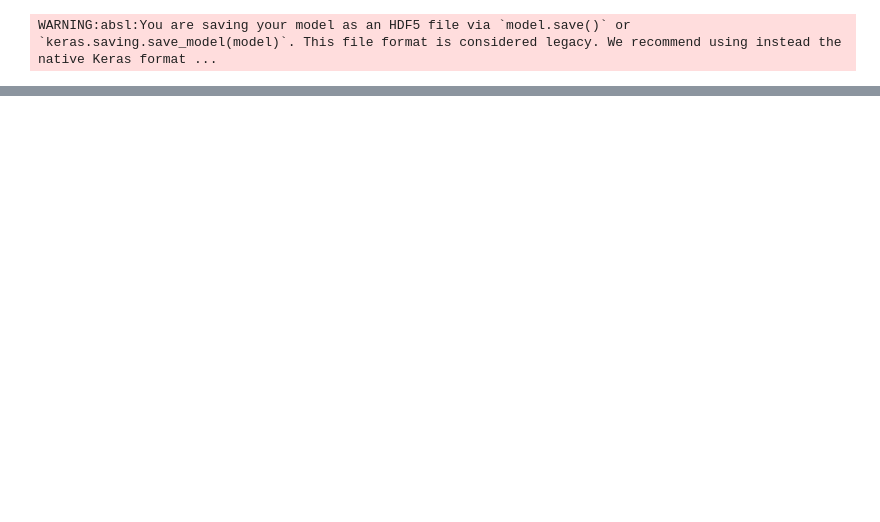
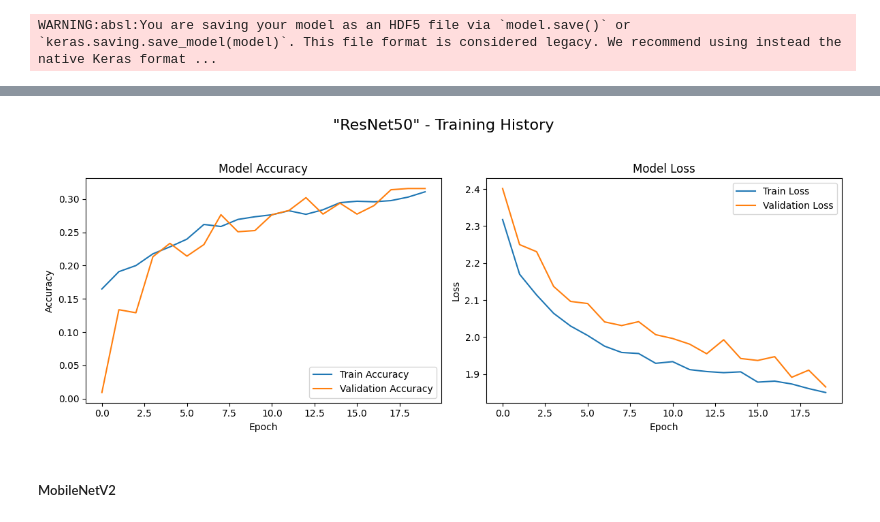
Before and after one commit to AswiniSivaraman/project_image_classification, a Jupyter notebook: fish_image_classification.ipynb, the cells around one changed output, grey strips where cells are left out. Cells and saved outputs as stored; diff of their text form; code cells hidden in the pictures; blank space fills up the shorter version.

```diff
--- a/fish_image_classification.ipynb
+++ b/fish_image_classification.ipynb
@@ -328,0 +609,7 @@ efficientnet_model, efficientnet_history = build_and_train_model(EfficientNetB0,
+# %%
+# Visualize Training History
+plot_history(resnet_history, "ResNet50")
+# %% [output]
+[figure, added]
+# %% [markdown]
+##### MobileNetV2
```
Also changed, not shown: parts of 50 cells of this notebook, 2 other files.
